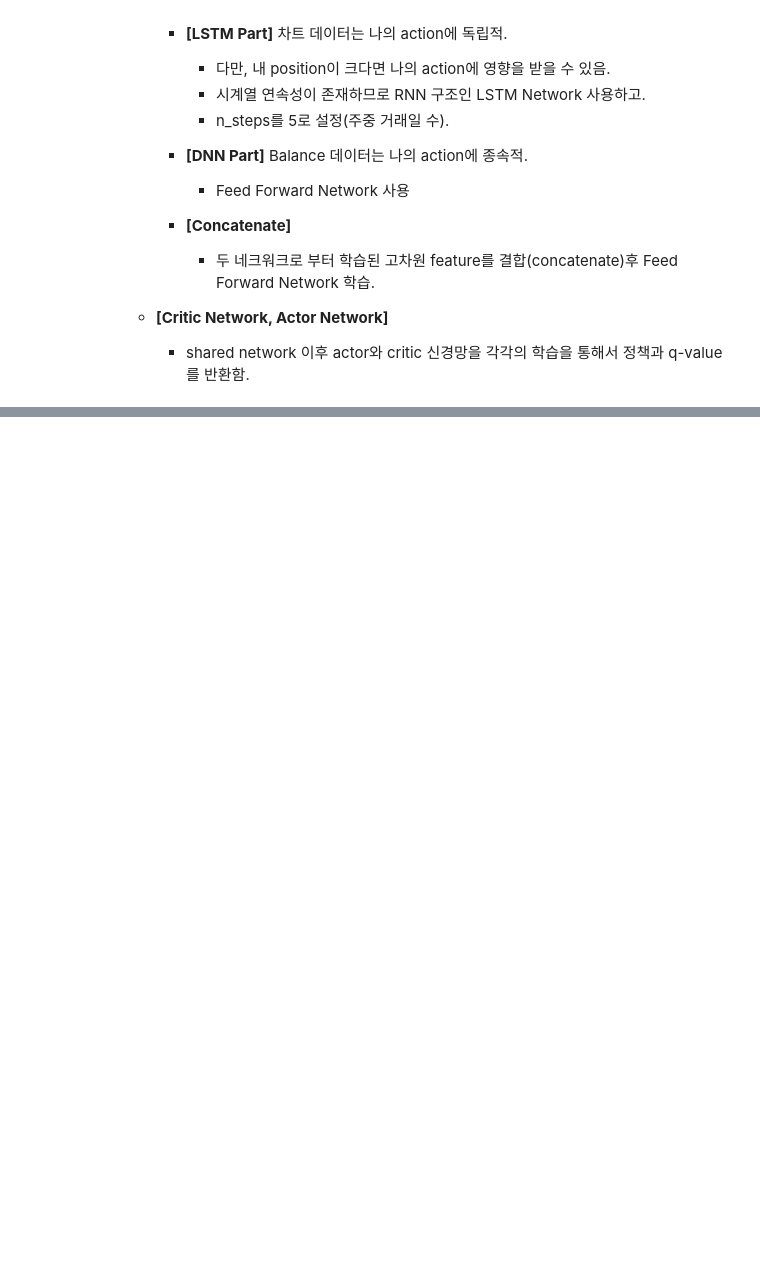
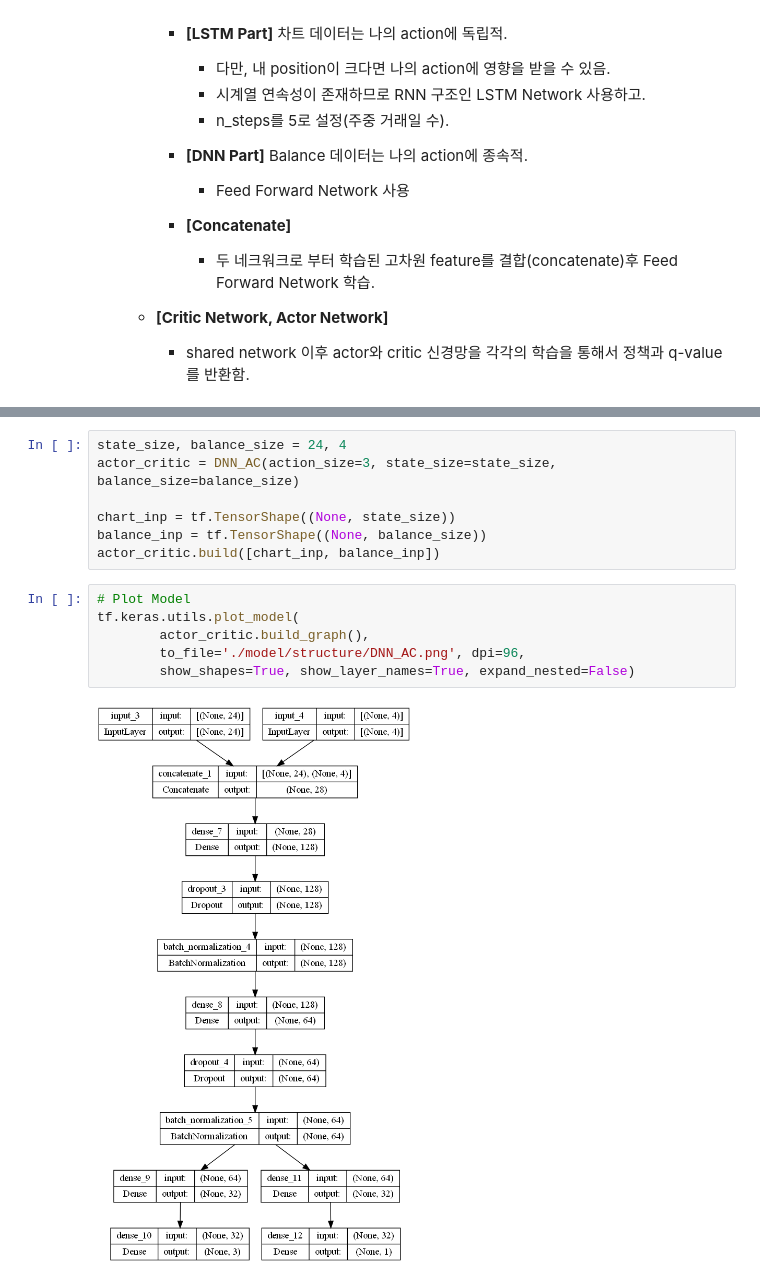
Before and after one commit to jongwoncode/Reinforcement-Trading-Model-, a Jupyter notebook: Test.ipynb, the cells around one changed output, grey strips where cells are left out. Cells and saved outputs as stored; diff of their text form; blank space fills up the shorter version.

```diff
--- a/Test.ipynb
+++ b/Test.ipynb
@@ -155,0 +230,15 @@ tf.keras.utils.plot_model(
+# %%
+state_size, balance_size = 24, 4
+actor_critic = DNN_AC(action_size=3, state_size=state_size, balance_size=balance_size)
+
+chart_inp = tf.TensorShape((None, state_size))
+balance_inp = tf.TensorShape((None, balance_size))
+actor_critic.build([chart_inp, balance_inp])
+# %%
+# Plot Model
+tf.keras.utils.plot_model(
+        actor_critic.build_graph(),
+        to_file='./model/structure/DNN_AC.png', dpi=96,
+        show_shapes=True, show_layer_names=True, expand_nested=False)
+# %% [output]
+[figure, added]
```
Also changed, not shown: parts of 6 cells of this notebook, 34 other files.
